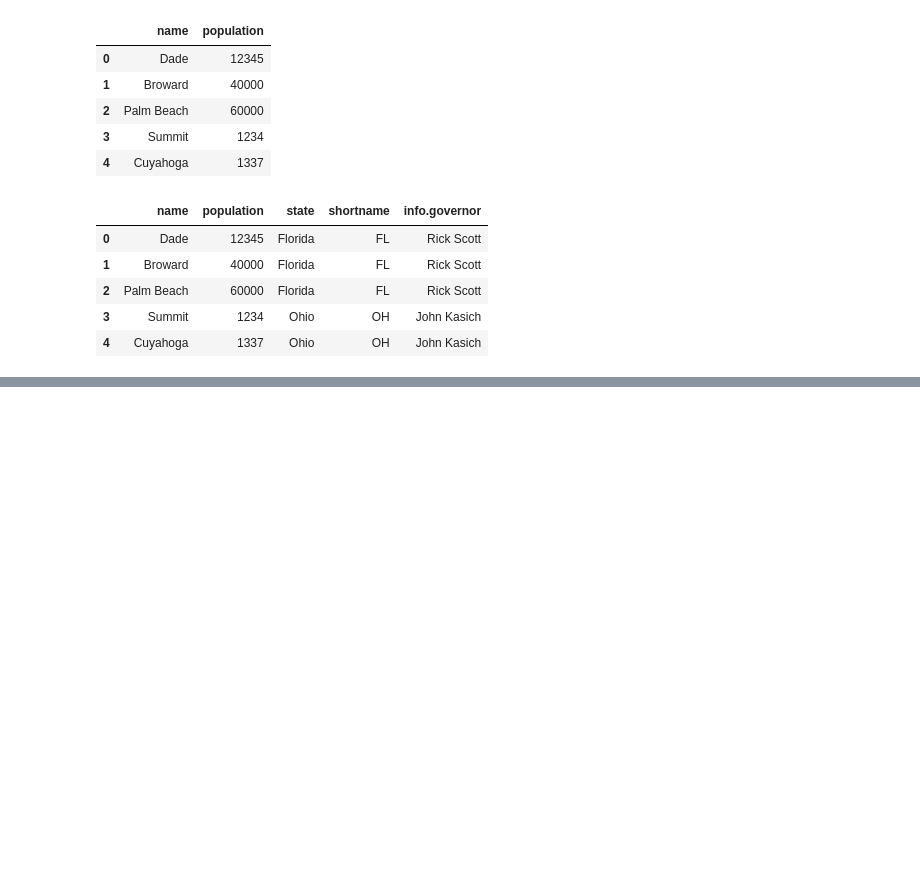
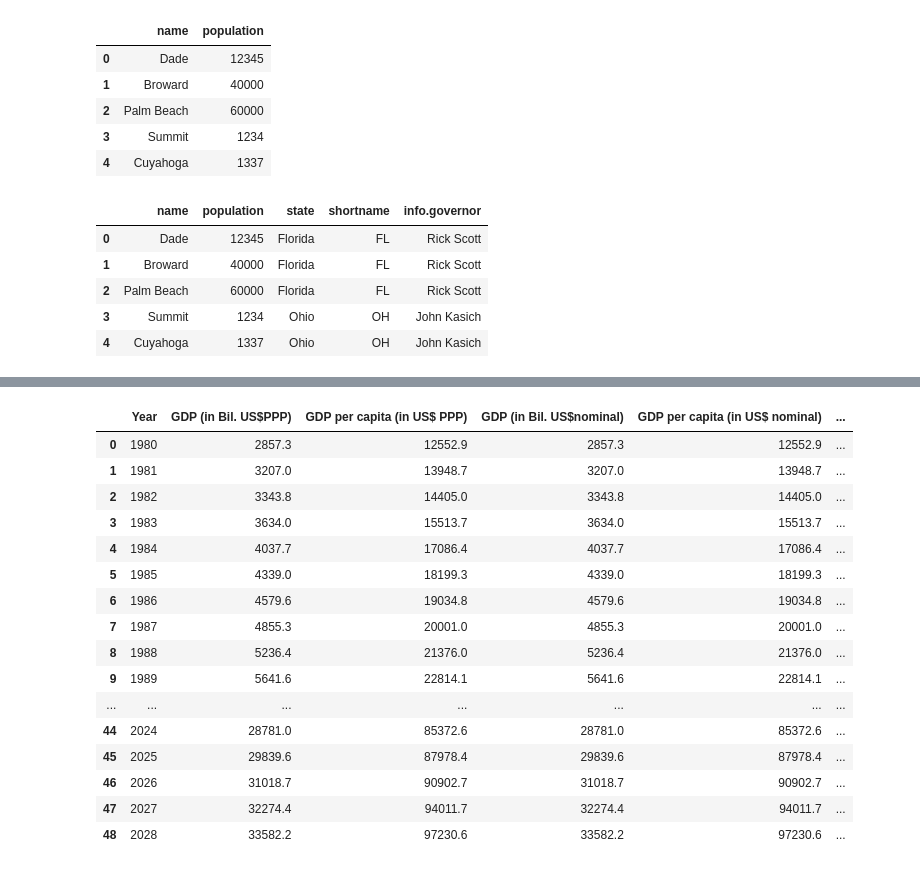
Before and after one commit to Ayutmg01/python-tutorials-, a Jupyter notebook: python tutorials 2.0.ipynb, the cells around one changed output, grey strips where cells are left out. Drawn from its saved outputs; the diff is of its cells as text; code cells hidden in the pictures; blank space fills up the shorter version.

```diff
--- a/python tutorials 2.0.ipynb
+++ b/python tutorials 2.0.ipynb
@@ -374,0 +422,3 @@ pd.json_normalize(data,"counties",["state","shortname",["info",'governor']])
+# %%
+# match parameter (used to specifically select a table)
+html=pd.read_html("https://en.wikipedia.org/wiki/Economy_of_the_United_States",match="Government debt")
@@ -374,0 +465,20 @@ pd.json_normalize(data,"counties",["state","shortname",["info",'governor']])
+# %%
+html[1]
+# %% [output]
+|  | Year | GDP (in Bil. US$PPP) | GDP per capita (in US$ PPP) | GDP (in Bil. US$nominal) | GDP per capita (in US$ nominal) | ... |
+| 0 | 1980 | 2857.3 | 12552.9 | 2857.3 | 12552.9 | ... |
+| 1 | 1981 | 3207.0 | 13948.7 | 3207.0 | 13948.7 | ... |
+| 2 | 1982 | 3343.8 | 14405.0 | 3343.8 | 14405.0 | ... |
+| 3 | 1983 | 3634.0 | 15513.7 | 3634.0 | 15513.7 | ... |
+| 4 | 1984 | 4037.7 | 17086.4 | 4037.7 | 17086.4 | ... |
+| 5 | 1985 | 4339.0 | 18199.3 | 4339.0 | 18199.3 | ... |
+| 6 | 1986 | 4579.6 | 19034.8 | 4579.6 | 19034.8 | ... |
+| 7 | 1987 | 4855.3 | 20001.0 | 4855.3 | 20001.0 | ... |
+| 8 | 1988 | 5236.4 | 21376.0 | 5236.4 | 21376.0 | ... |
+| 9 | 1989 | 5641.6 | 22814.1 | 5641.6 | 22814.1 | ... |
+| ... | ... | ... | ... | ... | ... | ... |
+| 44 | 2024 | 28781.0 | 85372.6 | 28781.0 | 85372.6 | ... |
+| 45 | 2025 | 29839.6 | 87978.4 | 29839.6 | 87978.4 | ... |
+| 46 | 2026 | 31018.7 | 90902.7 | 31018.7 | 90902.7 | ... |
+| 47 | 2027 | 32274.4 | 94011.7 | 32274.4 | 94011.7 | ... |
+| 48 | 2028 | 33582.2 | 97230.6 | 33582.2 | 97230.6 | ... |
```
Also changed, not shown: parts of 17 cells of this notebook, 2 other files.
